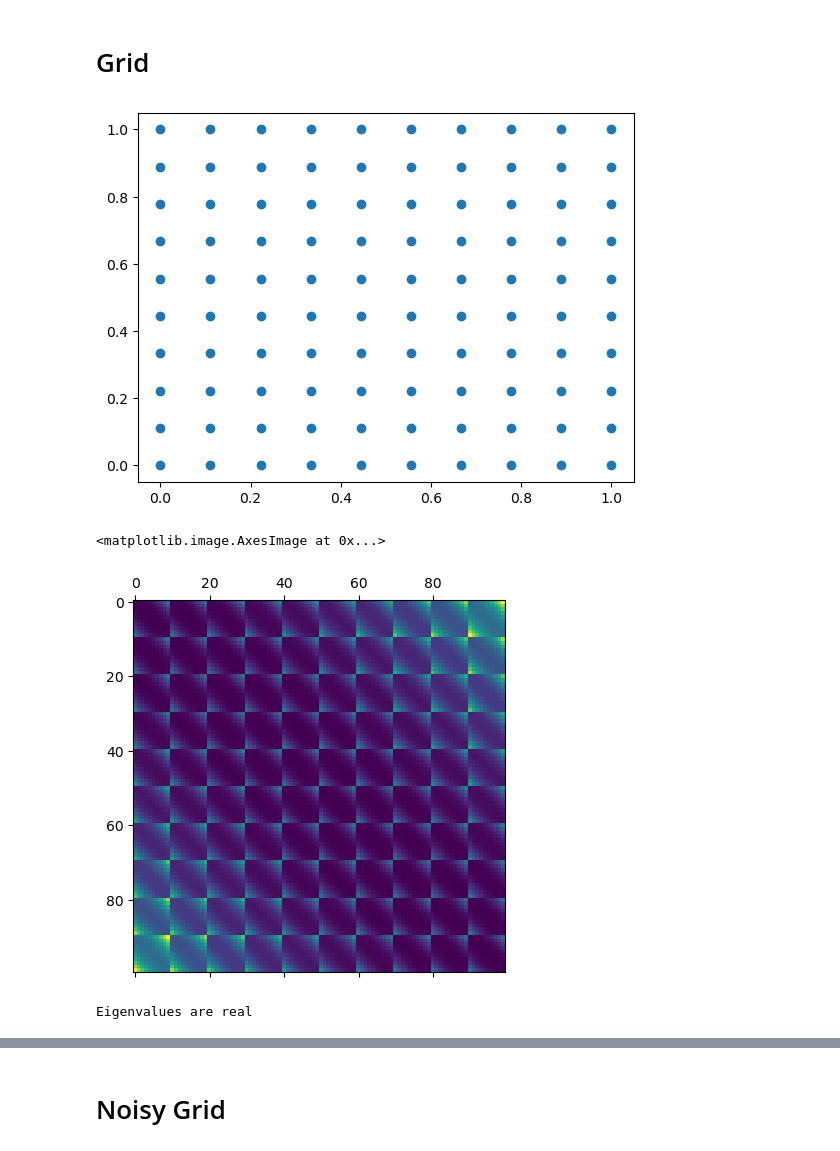
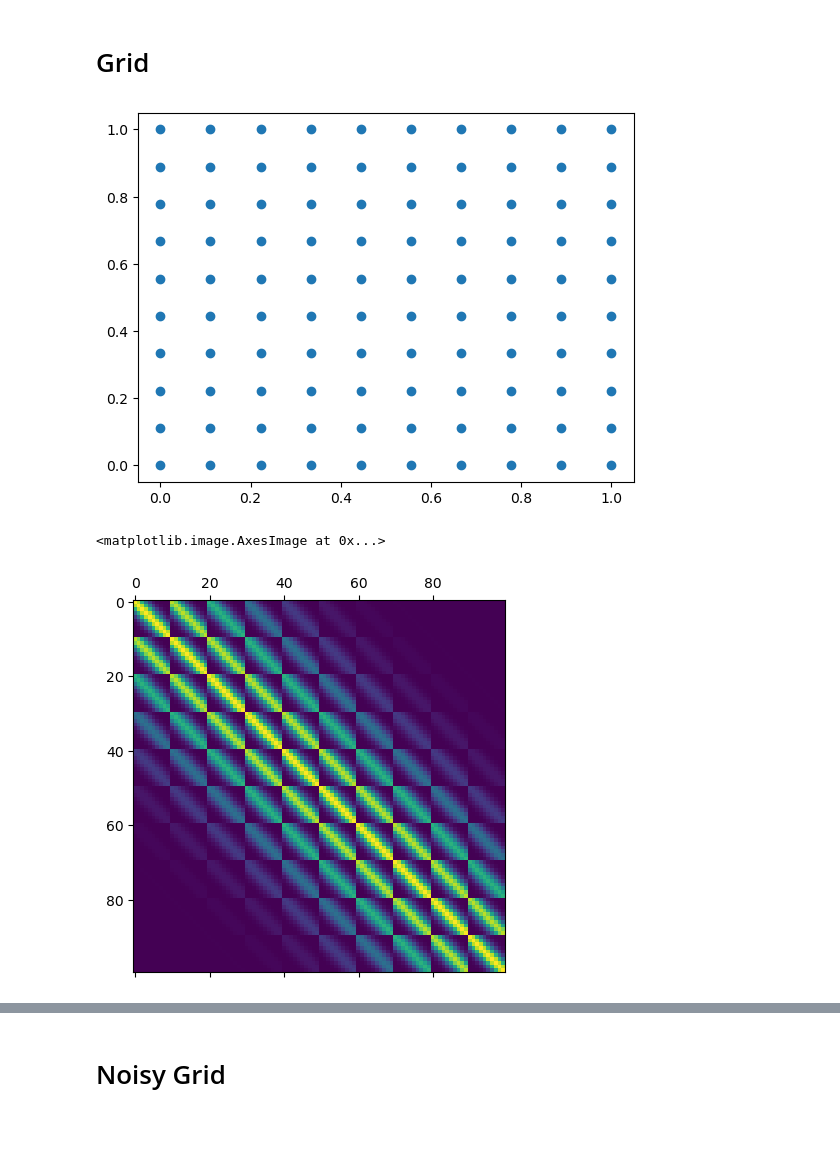
Before and after one commit to kvndhrty/RBF-FDax, a Jupyter notebook: notebooks/rbf_dev_2d.ipynb, the cells around one changed output, grey strips where cells are left out. Saved outputs shown, nothing was run; the diff lists cells and outputs as text; code cells hidden in the pictures.

```diff
--- a/notebooks/rbf_dev_2d.ipynb
+++ b/notebooks/rbf_dev_2d.ipynb
@@ -74,30 +73,30 @@ plt.show()
 # %%
 N = 10
 
 # Set up the nodes and epsilon
 X_grid = np.linspace(0, 1, N)
 Y_grid = np.linspace(0, 1, N)
 
 X, Y = np.meshgrid(X_grid, Y_grid)
 
 D = np.hstack((X.flatten()[:,None], Y.flatten()[:,None]))
 
 
 plt.scatter(D[:, 0], D[:, 1])
 
 plt.show()
 
 epsilon = 3.0
 
-rbf = phs_rbf
+rbf = gaussian_rbf
 
 A = setup_rbf_matrix(D, epsilon, rbf=rbf)
 
 plt.matshow(A)
 # %% [output]
 [figure]
 <matplotlib.image.AxesImage at 0x...>
-[figure, old version]
+[figure, new version]
 # %%
 tree = KDTree(D)
 
@@ -114,8 +113,6 @@ eigenvectors = np.real(np.sqrt(np.conj(eigenvectors[:,index]) * eigenvectors[:,i
 
 if np.allclose(np.real(eigenvalues), eigenvalues):
     print("Eigenvalues are real")
-# %% [output]
-Eigenvalues are real
 # %%
 fig, axs = plt.subplots(10, 5, figsize=(25, 50))
 
```
Also changed, not shown: parts of 7 cells of this notebook, 3 other files.
